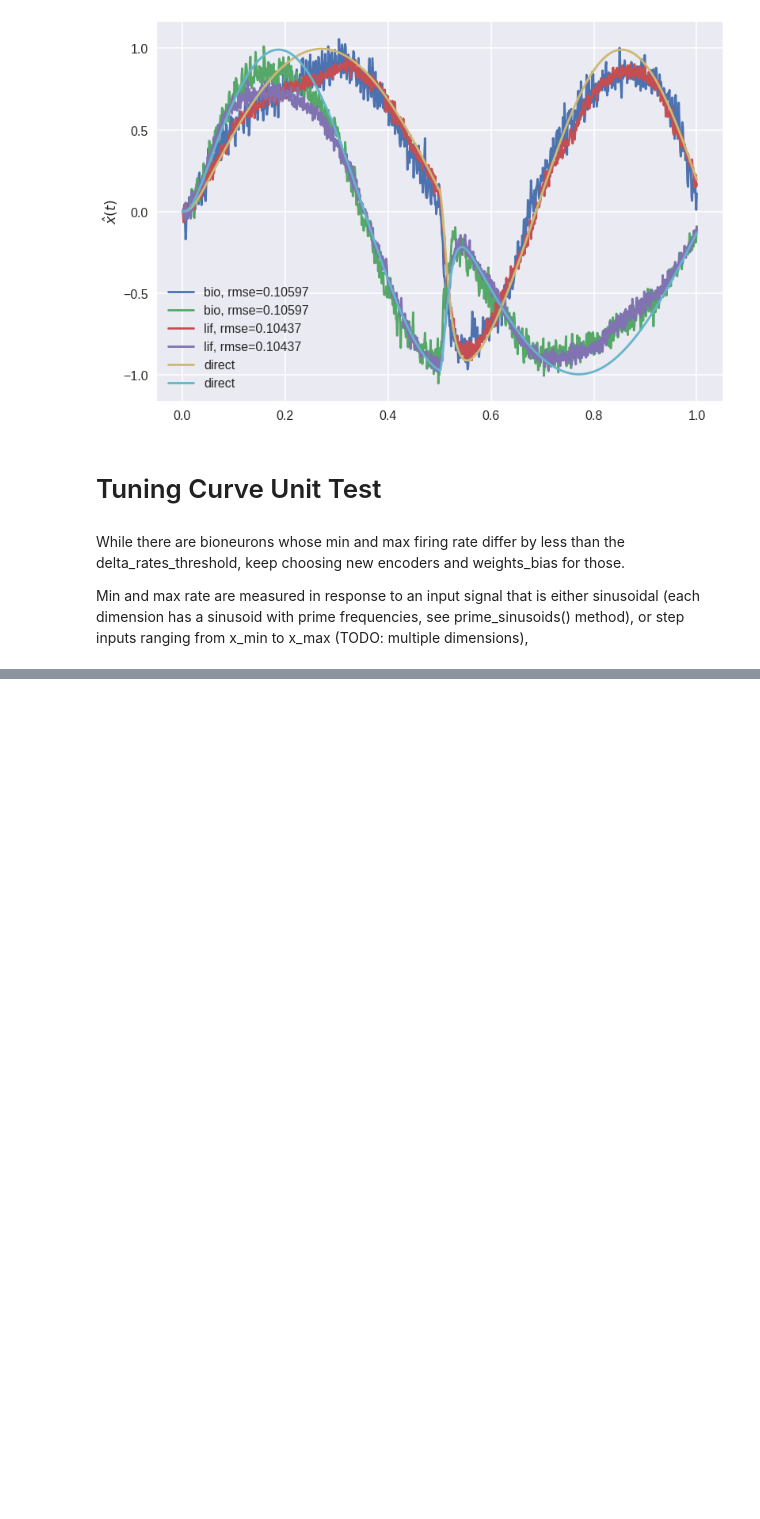
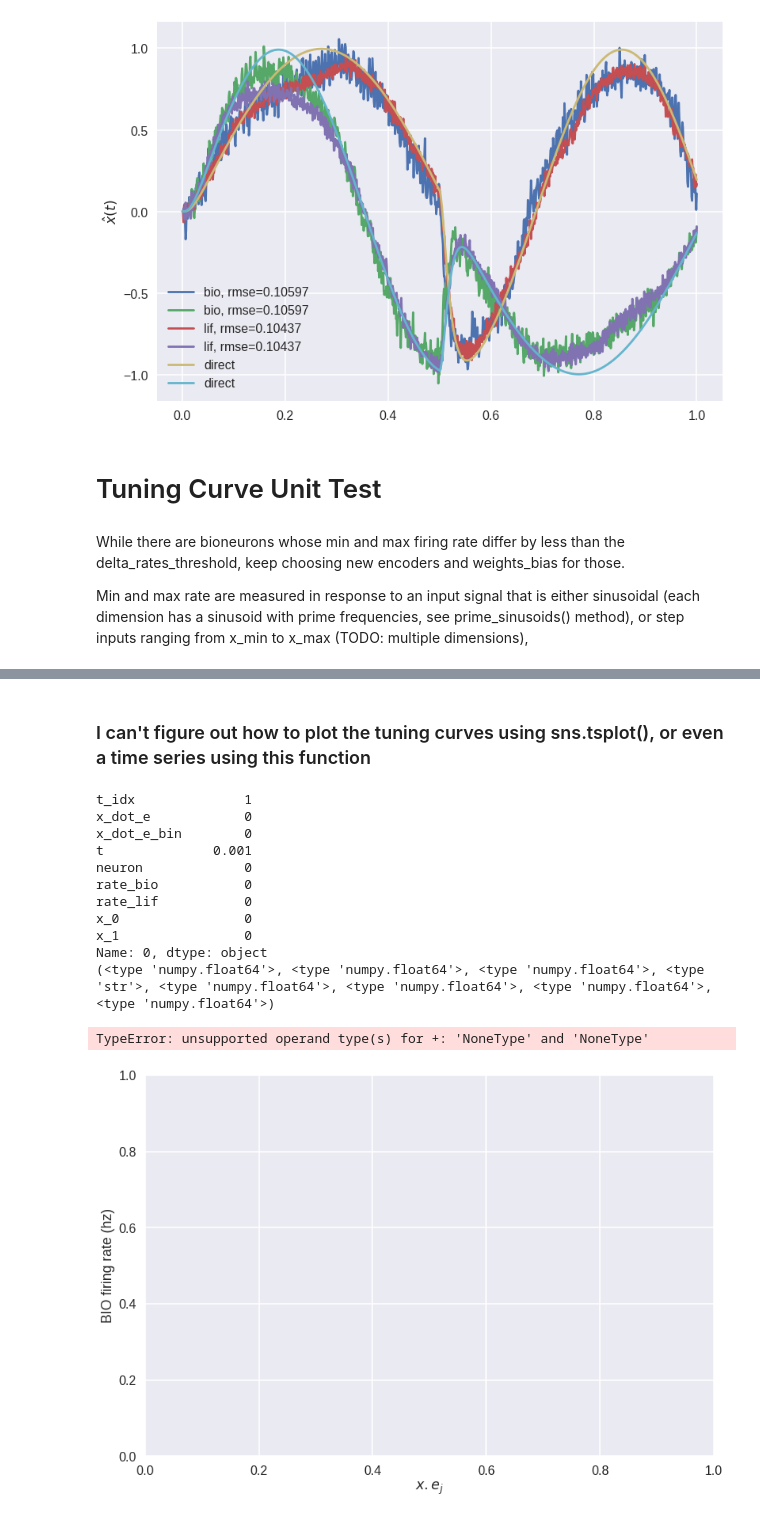
Before and after one commit to MrBananaHuman/bionengo, a Jupyter notebook: bioneuron_oracle.ipynb, the cells around one changed output, grey strips where cells are left out. Drawn from its saved outputs; the diff is of its cells as text; code cells hidden in the pictures; blank space fills up the shorter version.

```diff
--- a/bioneuron_oracle.ipynb
+++ b/bioneuron_oracle.ipynb
@@ -758 +702,41 @@ Simulating finished in 0:00:40.
+# %% [markdown]
+### I can't figure out how to plot the tuning curves using sns.tsplot(), or even a time series using this function
+# %%
+print df.loc[0]
+
+print (type(df.loc[0]['x_dot_e']),
+type(df.loc[0]['x_dot_e_bin']),
+type(df.loc[0]['t']),
+type(df.loc[0]['neuron']),
+type(df.loc[0]['rate_bio']),
+type(df.loc[0]['rate_lif']),
+type(df.loc[0]['x_0']),
+type(df.loc[0]['x_1']))
+
+figure1,ax1=plt.subplots(1,1)
+'''works, but it's ugly'''
+# sns.boxplot(x='x_dot_e_bin',y='rate_bio',hue='neuron',data=df
+ax1.set(xlabel='$x . e_j$',ylabel='BIO firing rate (hz)')
+
+'''Throws unsupported operand type(s) for +: 'NoneType' and 'NoneType' '''
+sns.tsplot(time="t",value="rate_bio",condition='neuron',data=df,ax=ax1) #how tsplot should be used
+# sns.tsplot(time="x_dot_e_bin",value="rate_bio",unit='t_idx',condition='neuron',data=df,ax=ax1)  #how I want to plot tuning curves
+
+# heatmap=df.query('neuron=="1"')
+# heatmap=heatmap.pivot('x_0','x_1','rate_bio')
+# sns.heatmap(heatmap,ax=ax_heatmap)
+# %% [output]
+t_idx              1
+x_dot_e            0
+x_dot_e_bin        0
+t              0.001
+neuron             0
+rate_bio           0
+rate_lif           0
+x_0                0
+x_1                0
+Name: 0, dtype: object
+(<type 'numpy.float64'>, <type 'numpy.float64'>, <type 'numpy.float64'>, <type 'str'>, <type 'numpy.float64'>, <type 'numpy.float64'>, <type 'numpy.float64'>, <type 'numpy.float64'>)
+TypeError: unsupported operand type(s) for +: 'NoneType' and 'NoneType'
+[figure, added]
 # %%
```
Also changed, not shown: parts of 6 cells of this notebook.
